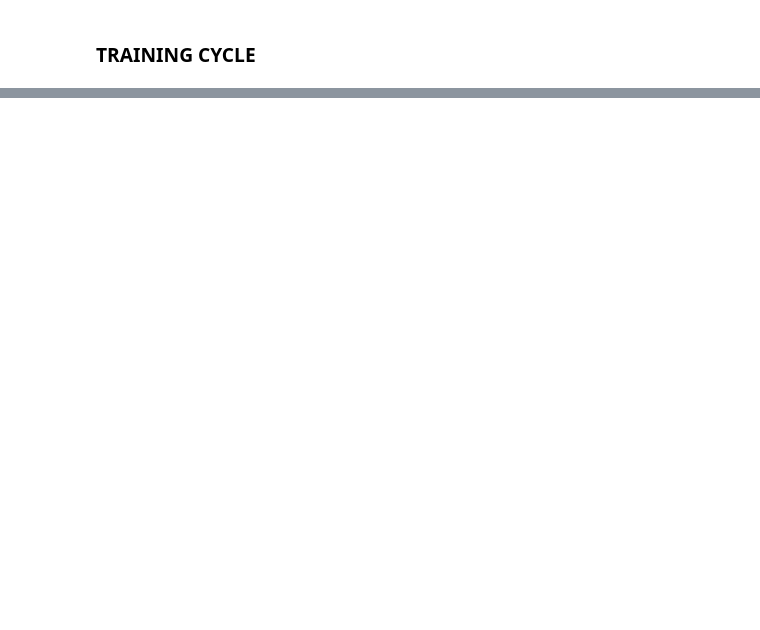
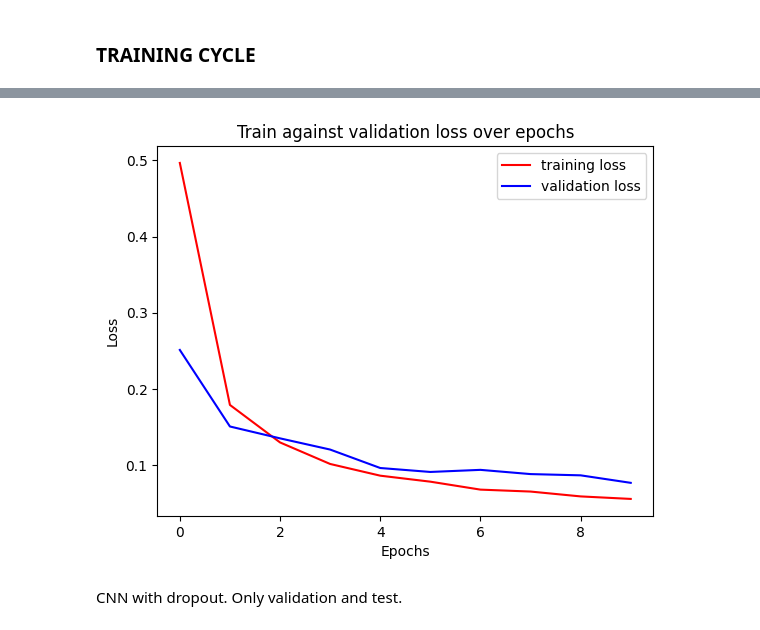
Before and after one commit to frekkoz3/Intro_to_ML_24-25, a Jupyter notebook: challenges/challenge 3/challenge_three.ipynb, the cells around one changed output, grey strips where cells are left out. Cells and saved outputs as stored; diff of their text form; code cells hidden in the pictures; blank space fills up the shorter version.

```diff
--- a/challenges/challenge 3/challenge_three.ipynb
+++ b/challenges/challenge 3/challenge_three.ipynb
@@ -126,7 +145,7 @@ class CNN(nn.Module):
 
             nn.Conv2d(32, 64, kernel_size=3, padding = 1),
             nn.ReLU(),
-            nn.MaxPool2d(2) # 4 x 4
+            nn.MaxPool2d(2), # 4 x 4
         )
         self.fc_layers = nn.Sequential(
             nn.Flatten(),
@@ -141,8 +192,10 @@ class CNN(nn.Module):
 # %% [markdown]
 ### TRAINING CYCLE
 # %%
-def train(model, train_loader, validation_loader, optimizer, criterion):
+def train(model, train_loader, validation_loader, optimizer, criterion, train_data = False):
     model.train()
+    if train_data:
+        train_total_loss, train_total_correct = 0, 0
     for x, y in train_loader:
         x, y = x.to(device), y.to(device)
 
@@ -152,8 +205,10 @@ def train(model, train_loader, validation_loader, optimizer, criterion):
         loss.backward()
         optimizer.step()
 
-        #total_loss += loss.item()
-        #total_correct += (output.argmax(1) == y).sum().item()
+        if train_data:
+            train_total_loss += loss.item()
+            train_total_correct += (output.argmax(1) == y).sum().item()
+
     model.eval()
     total_loss, total_correct = 0, 0
     # WE USE THE METRICS IN THE VALIDATION
@@ -166,6 +221,10 @@ def train(model, train_loader, validation_loader, optimizer, criterion):
 
     acc = total_correct / len(validation_loader.dataset)
 
+    if train_data:
+        train_acc = train_total_correct / len(train_loader.dataset)
+        return total_loss / len(validation_loader), acc, train_total_loss / len(train_loader), train_acc
+
     return total_loss / len(validation_loader), acc
 # %%
 ### MODEL TEST
@@ -188,7 +249,7 @@ model = CNN().to(device)
 optimizer = optim.Adam(model.parameters(), lr=0.001)
 criterion = nn.CrossEntropyLoss()
 
-for epoch in range(5):
+for epoch in range(10):
     validation_loss, validation_acc = train(model, train_loader, val_loader, optimizer, criterion)
     print(f"Epoch {epoch+1} ON THE VALIDATION - Loss: {validation_loss:.4f}, Accuracy: {validation_acc*100:.2f}%")
 test_loss, test_acc = model_test(model, test_loader, criterion)
@@ -202,0 +271,16 @@ TEST SET - Loss: 0.2259, Accuracy: 94.66%
+# %%
+# now we track also the train history
+model = CNN().to(device)
+optimizer = optim.Adam(model.parameters(), lr=0.001)
+criterion = nn.CrossEntropyLoss()
+
+train_history = []
+validation_history = []
+
+for epoch in range(10):
+    validation_loss, validation_acc, train_loss, train_acc = train(model, train_loader, val_loader, optimizer, criterion, train_data = True)
+    train_history.append(train_loss)
+    validation_history.append(validation_loss)
+    print(f"Epoch {epoch+1} ON THE VALIDATION - Loss: {validation_loss:.4f}, Accuracy: {validation_acc*100:.2f}% | ON THE TRAINING - Loss: {train_loss:.4f}, Accuracy: {train_acc*100:.2f}% ")
+test_loss, test_acc = model_test(model, test_loader, criterion)
+print(f"TEST SET - Loss: {test_loss:.4f}, Accuracy: {test_acc*100:.2f}%")
@@ -202,0 +299,14 @@ TEST SET - Loss: 0.2259, Accuracy: 94.66%
+# %%
+from matplotlib import pyplot as plt
+
+plt.plot(train_history, c = "red", label = "training loss")
+plt.plot(validation_history, c = "blue", label = "validation loss")
+plt.legend()
+plt.title("Train against validation loss over epochs")
+plt.ylabel("Loss")
+plt.xlabel("Epochs")
+plt.show()
+# %% [output]
+[figure, added]
+# %% [markdown]
+CNN with dropout. Only validation and test.
```
Also changed, not shown: parts of 18 cells of this notebook, 4 other files.
